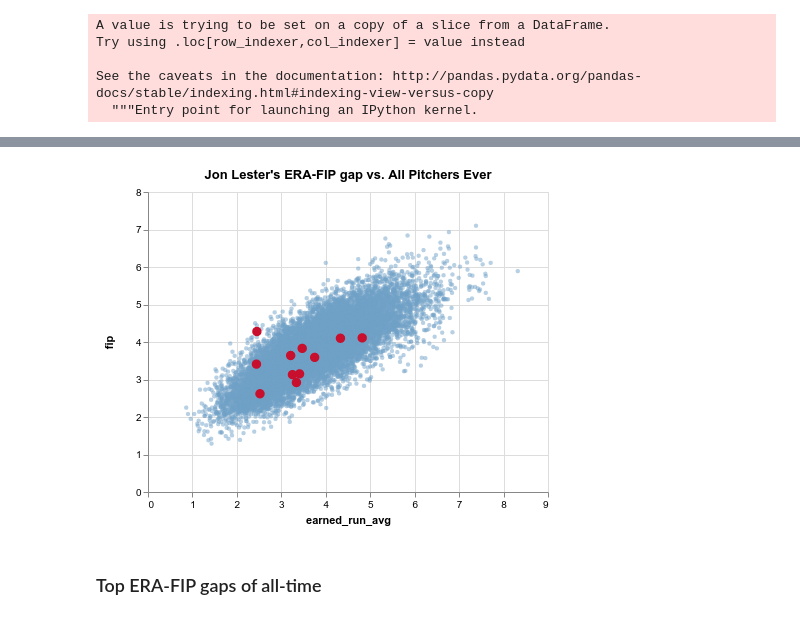
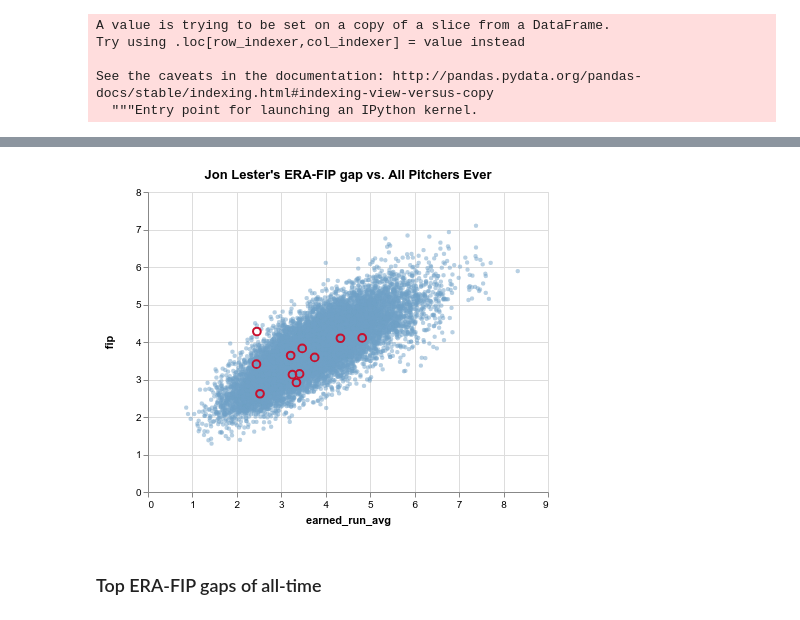
Before and after one commit to palewire/baseball-notebooks, a Jupyter notebook: lester.ipynb, the cells around one changed output, grey strips where cells are left out. Drawn from its saved outputs; the diff is of its cells as text; code cells hidden in the pictures.

```diff
--- a/lester.ipynb
+++ b/lester.ipynb
@@ -98,20 +110,20 @@ See the caveats in the documentation: http://pandas.pydata.org/pandas-docs/stabl
 # %%
 base = alt.Chart(era_df, title="Jon Lester's ERA-FIP gap vs. All Pitchers Ever").encode(
     x=alt.X("earned_run_avg:Q"),
     y=alt.Y("fip:Q"),
     tooltip=["name_common", "year_ID", "earned_run_avg", "fip", "E-F"]
 )
 
 field = base.mark_circle(color="#71a0c6", size=20, opacity=0.5).transform_filter(
     (alt.datum.name_common != 'Jon Lester')
 )
-lester = base.mark_circle(color="#C8102E", size=90, opacity=1).transform_filter(
+lester = base.mark_circle(color="#C8102E", size=60, opacity=1, filled=False).transform_filter(
     (alt.datum.name_common == 'Jon Lester')
 )
 
 field + lester
 # %% [output]
-[figure, old version]
+[figure, new version]
 # %% [markdown]
 ### Top ERA-FIP gaps of all-time
 # %%
```
Also changed, not shown: parts of 3 cells of this notebook.
